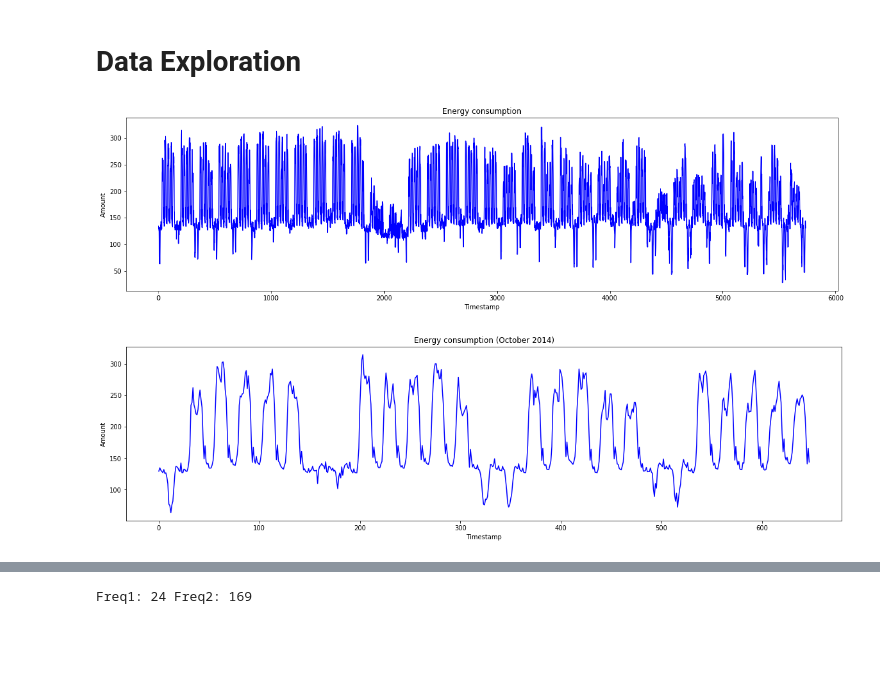
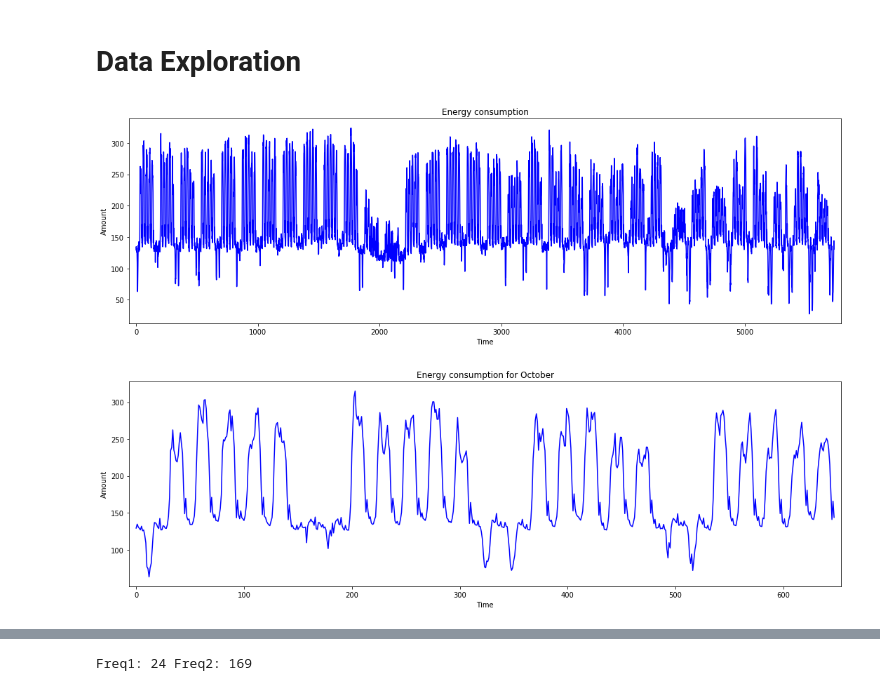
Before and after one commit to joelmfonseca/COM-503, a Jupyter notebook: hw4/hw4.ipynb, the cells around one changed output, grey strips where cells are left out. Drawn from its saved outputs; the diff is of its cells as text; code cells hidden in the pictures; blank space fills up the shorter version.

Commit message:
adjusted plots for report

```diff
--- a/hw4/hw4.ipynb
+++ b/hw4/hw4.ipynb
@@ -22,26 +22,28 @@ m = np.squeeze(m)
 # %% [markdown]
 # Data Exploration
 # %%
-fig, ax = plt.subplots(1, 1, figsize=(20,5))
+fig, ax = plt.subplots(1, 1, figsize=(15,5))
 
 ax.plot(m, c='b')
 ax.set_title('Energy consumption')
-ax.set_xlabel('Timestamp')
+ax.set_xlabel('Time')
 ax.set_ylabel('Amount')
-#plt.tight_layout()
-#plt.savefig('data.png', dpi=300)
+ax.margins(x=0.01)
+plt.tight_layout()
+plt.savefig('p1_complete_data.png', dpi=300)
 plt.show()
 # %% [output]
-[figure, old version]
+[figure, new version]
 # %%
-fig, ax = plt.subplots(1, 1, figsize=(20,5))
+fig, ax = plt.subplots(1, 1, figsize=(15,5))
 
 ax.plot(m[:27*24], c='b')
-ax.set_title('Energy consumption (October 2014)')
-ax.set_xlabel('Timestamp')
+ax.set_title('Energy consumption for October')
+ax.set_xlabel('Time')
 ax.set_ylabel('Amount')
-#plt.tight_layout()
-#plt.savefig('data.png', dpi=300)
+ax.margins(x=0.01)
+plt.tight_layout()
+plt.savefig('p1_october_data.png', dpi=300)
 plt.show()
 # %% [output]
-[figure, old version]
+[figure, new version]
```
Also changed, not shown: parts of 7 cells of this notebook, 3 other files.
